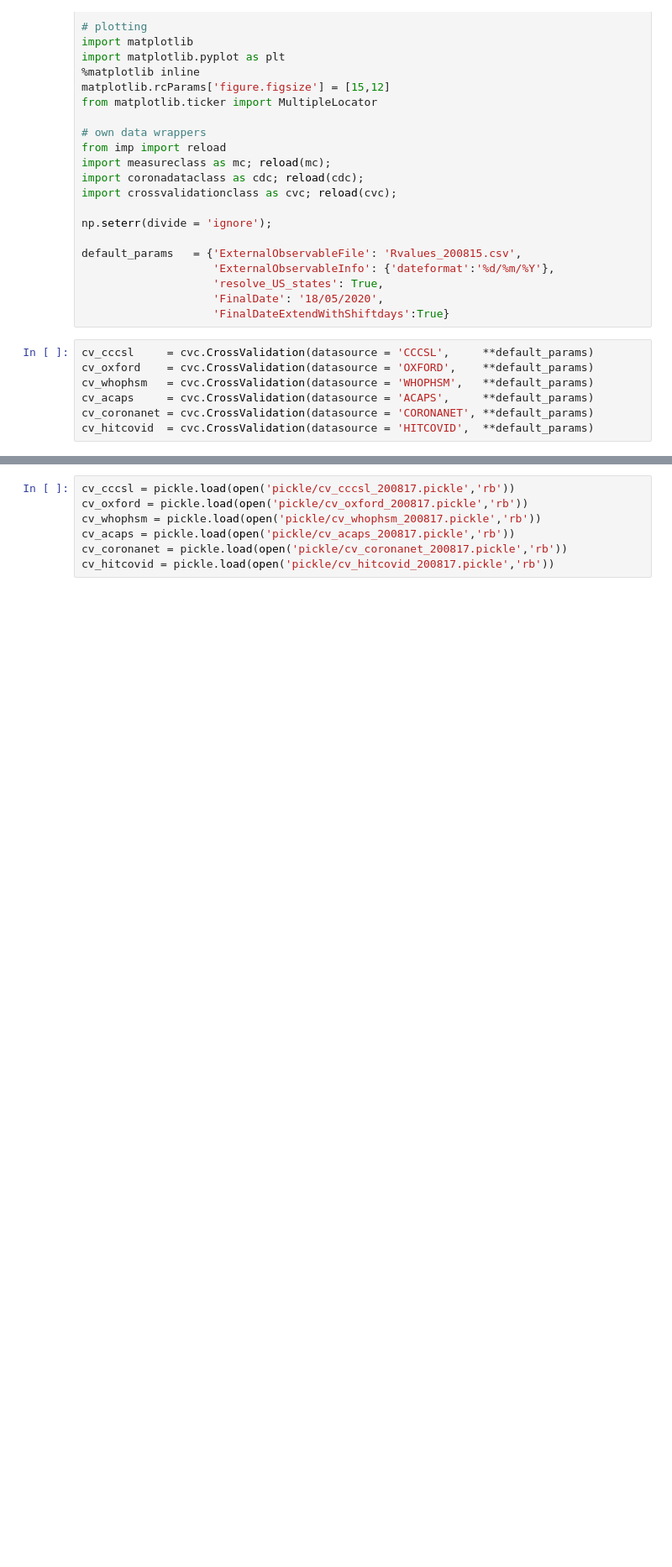
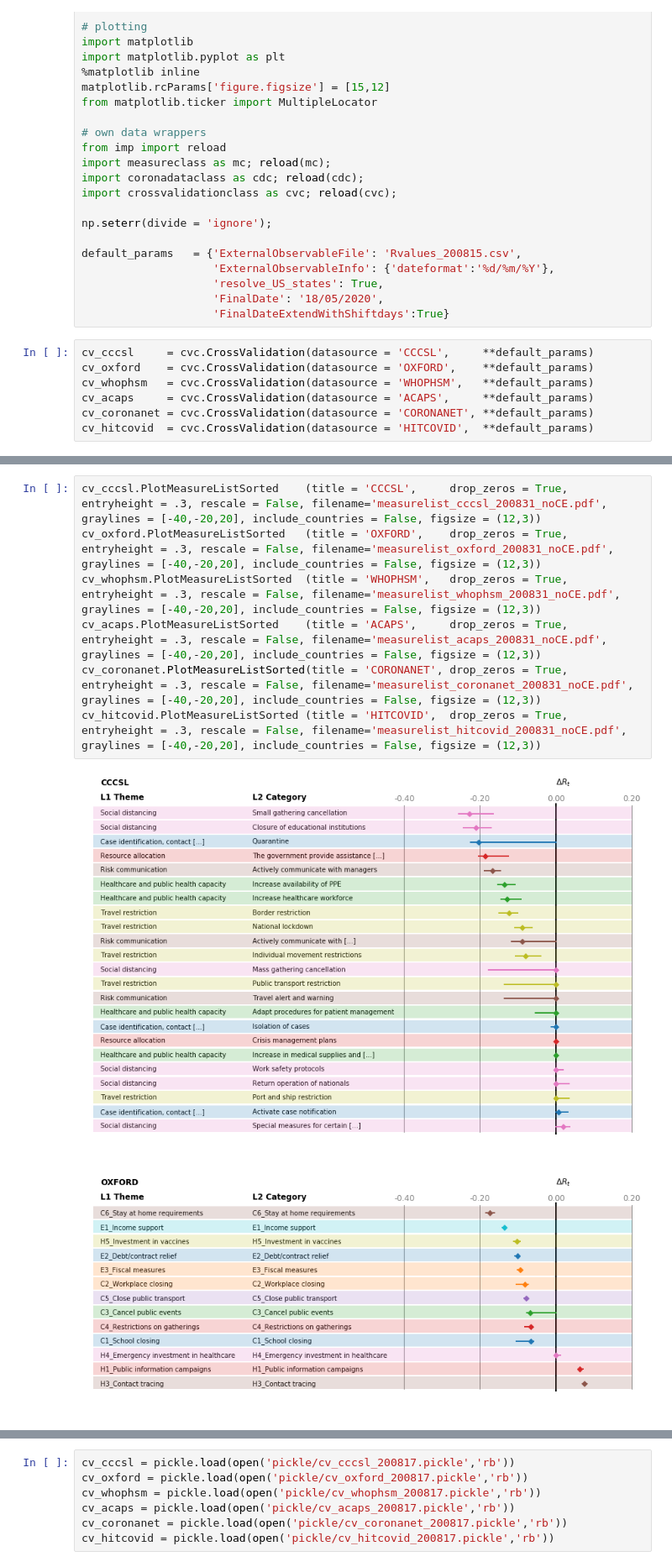
Before and after one commit to lukasgeyrhofer/corona, a Jupyter notebook: NPI measure effects.ipynb, the cells around one changed output, grey strips where cells are left out. Shown at 84% size. Saved outputs shown, nothing was run; the diff lists cells and outputs as text; blank space fills up the shorter version.

```diff
--- a/NPI measure effects.ipynb
+++ b/NPI measure effects.ipynb
@@ -162,0 +165,10 @@ pickle.dump(cv_hitcovid,open('pickle/cv_hitcovid_200824.pickle','wb'))
+# %%
+cv_cccsl.PlotMeasureListSorted    (title = 'CCCSL',     drop_zeros = True, entryheight = .3, rescale = False, filename='measurelist_cccsl_200831_noCE.pdf',     graylines = [-40,-20,20], include_countries = False, figsize = (12,3))
+cv_oxford.PlotMeasureListSorted   (title = 'OXFORD',    drop_zeros = True, entryheight = .3, rescale = False, filename='measurelist_oxford_200831_noCE.pdf',    graylines = [-40,-20,20], include_countries = False, figsize = (12,3))
+cv_whophsm.PlotMeasureListSorted  (title = 'WHOPHSM',   drop_zeros = True, entryheight = .3, rescale = False, filename='measurelist_whophsm_200831_noCE.pdf',   graylines = [-40,-20,20], include_countries = False, figsize = (12,3))
+cv_acaps.PlotMeasureListSorted    (title = 'ACAPS',     drop_zeros = True, entryheight = .3, rescale = False, filename='measurelist_acaps_200831_noCE.pdf',     graylines = [-40,-20,20], include_countries = False, figsize = (12,3))
+cv_coronanet.PlotMeasureListSorted(title = 'CORONANET', drop_zeros = True, entryheight = .3, rescale = False, filename='measurelist_coronanet_200831_noCE.pdf', graylines = [-40,-20,20], include_countries = False, figsize = (12,3))
+cv_hitcovid.PlotMeasureListSorted (title = 'HITCOVID',  drop_zeros = True, entryheight = .3, rescale = False, filename='measurelist_hitcovid_200831_noCE.pdf',  graylines = [-40,-20,20], include_countries = False, figsize = (12,3))
+# %% [output]
+[figure, added]
+[figure, added]
```
Also changed, not shown: parts of 11 cells of this notebook.
